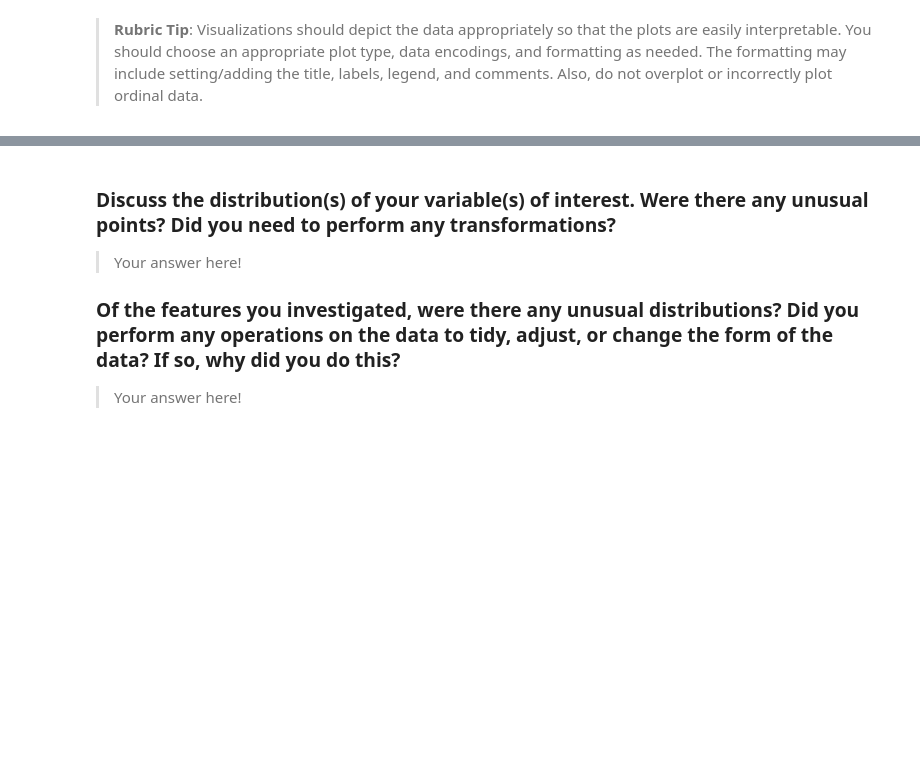
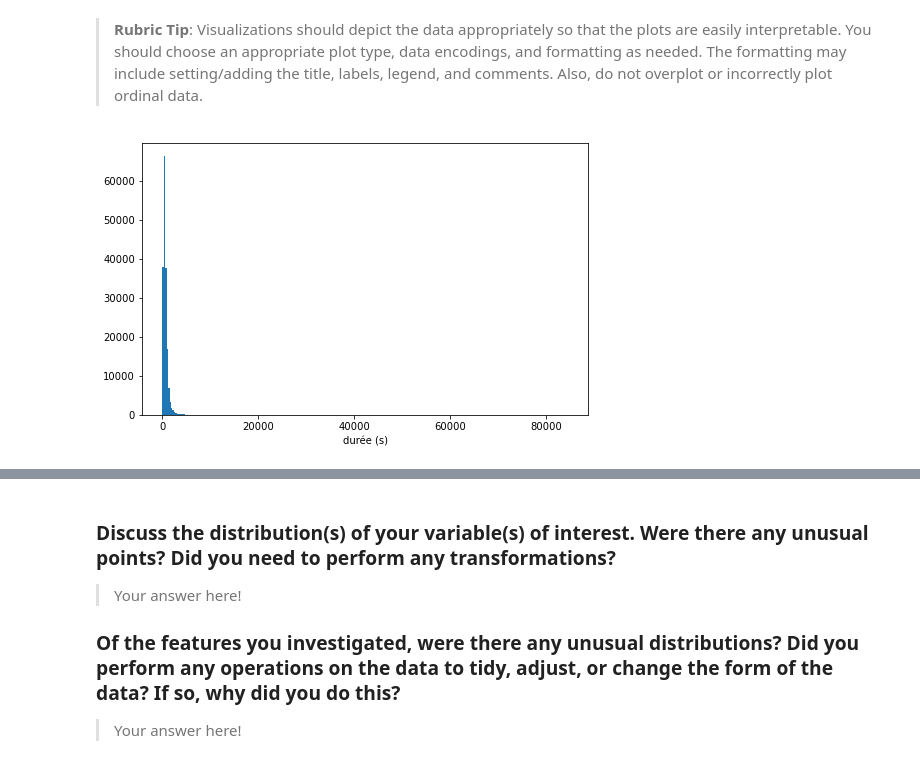
Before and after one commit to ibsom/system_ford_gobike, a Jupyter notebook: Part_I_exploration_FordGoBike.ipynb, the cells around one changed output, grey strips where cells are left out. Cells and saved outputs as stored; diff of their text form; code cells hidden in the pictures; blank space fills up the shorter version.

Commit message:
feat: Tracer histogramme duration_sec
la premiere graphique est un tracer avec une transformation normale
alors que l deuxième est un tracer avec une transformation
logarithmique.

```diff
--- a/Part_I_exploration_FordGoBike.ipynb
+++ b/Part_I_exploration_FordGoBike.ipynb
@@ -219,3 +219,13 @@ and prepare yourself to look at relationships between variables.
 
 
 >**Rubric Tip**: Visualizations should depict the data appropriately so that the plots are easily interpretable. You should choose an appropriate plot type, data encodings, and formatting as needed. The formatting may include setting/adding the title, labels, legend, and comments. Also, do not overplot or incorrectly plot ordinal data.
+# %%
+# Tracer Normale
+bins = np.arange(0, df_bike.duration_sec.max()+ 300, 300)
+
+plt.figure(figsize = [8, 5])
+plt.hist(data = df_bike, x = 'duration_sec', bins = bins);
+
+plt.xlabel('durée (s)');
+# %% [output]
+[figure, added]
```
Also changed, not shown: parts of 2 cells of this notebook.
